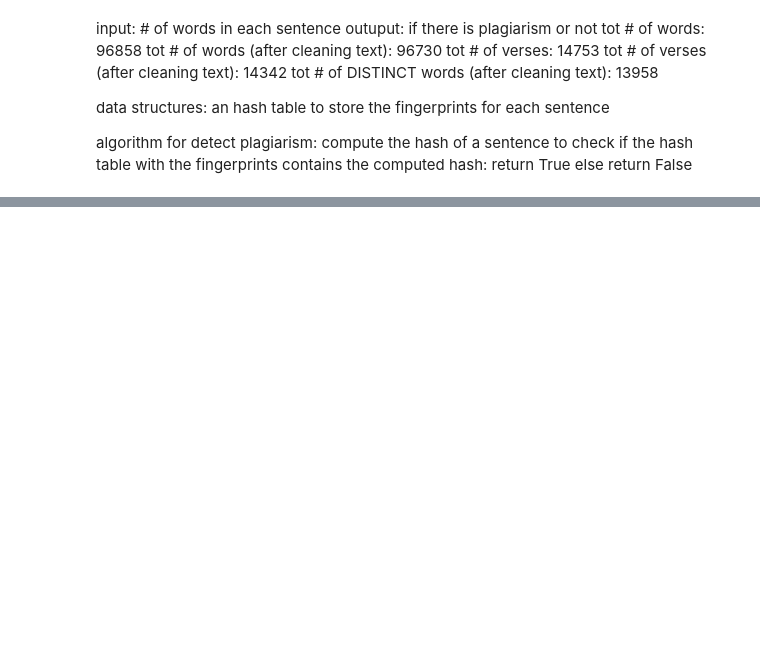
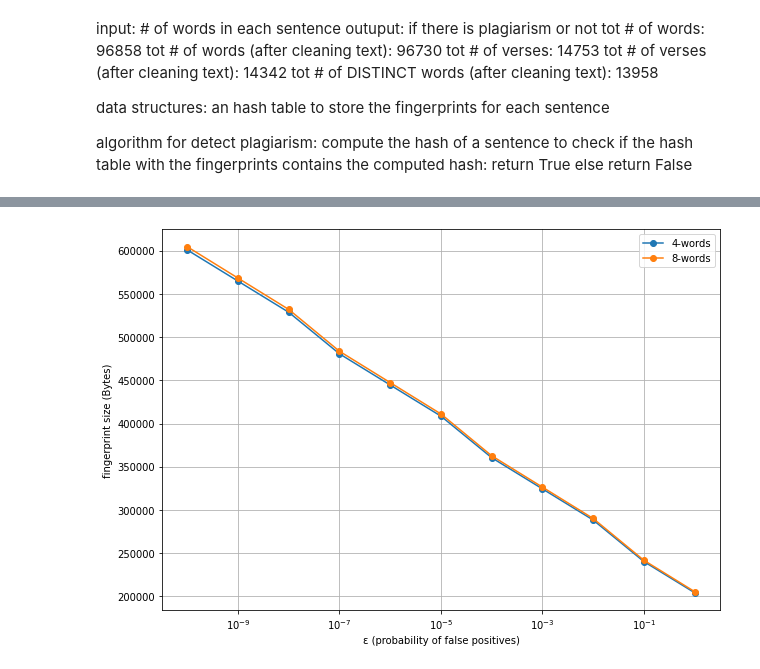
Before and after one commit to dadodimauro/ComputerAidedSimulationLab, a Jupyter notebook: Laboratories/antiplagiarism/antiplagiarism.ipynb, the cells around one changed output, grey strips where cells are left out. Cells and saved outputs as stored; diff of their text form; code cells hidden in the pictures; blank space fills up the shorter version.

```diff
--- a/Laboratories/antiplagiarism/antiplagiarism.ipynb
+++ b/Laboratories/antiplagiarism/antiplagiarism.ipynb
@@ -43,10 +47,10 @@ print(len(set(data.split())))
 # %%
 def create_sentences(data, n):
     words = data.split()
-    sentences = []
+    sentences = set()
     for i in range(len(data.split()) - n):
         sentence = " ".join(words[i:i+n])
-        sentences.append(sentence)
+        sentences.add(sentence)
 
     return set(sentences)
 # %%
@@ -92,18 +101,28 @@ stored_data(sentences8)
 l4 = []
 l8 = []
 epsilons = []
-m4, _ = get_len_and_size(sentences4)
-m8, _ = get_len_and_size(sentences8)
+m4 = len(sentences4)
+m8 = len(sentences8)
 
-for epsilon in np.logspace(-6, 0, num=1000):
+for epsilon in np.logspace(-10, 0, num=11):
     b = get_bits_fingerprint(m4, epsilon)
-    l4.append(b)
+    l4.append(b * m4 / 8)
     b = get_bits_fingerprint(m8, epsilon)
-    l8.append(b)
+    l8.append(b * m8 / 8)
     epsilons.append(epsilon)
 # %%
 import matplotlib.pyplot as plt
 
-plt.plot(epsilons, l4)
-plt.plot(epsilons, l8)
+plt.figure(figsize=(10,7))
+plt.plot(epsilons, l4, marker="o", label="4-words")
+plt.plot(epsilons, l8, marker="o", label="8-words")
+
 plt.xscale("log")
+plt.legend()
+plt.grid()
+plt.ylabel("fingerprint size (Bytes)")
+plt.xlabel("ε (probability of false positives)")
+plt.savefig("hash_bits.png")
+plt.show()
+# %% [output]
+[figure, added]
```
Also changed, not shown: parts of 30 cells of this notebook, 5 other files.
